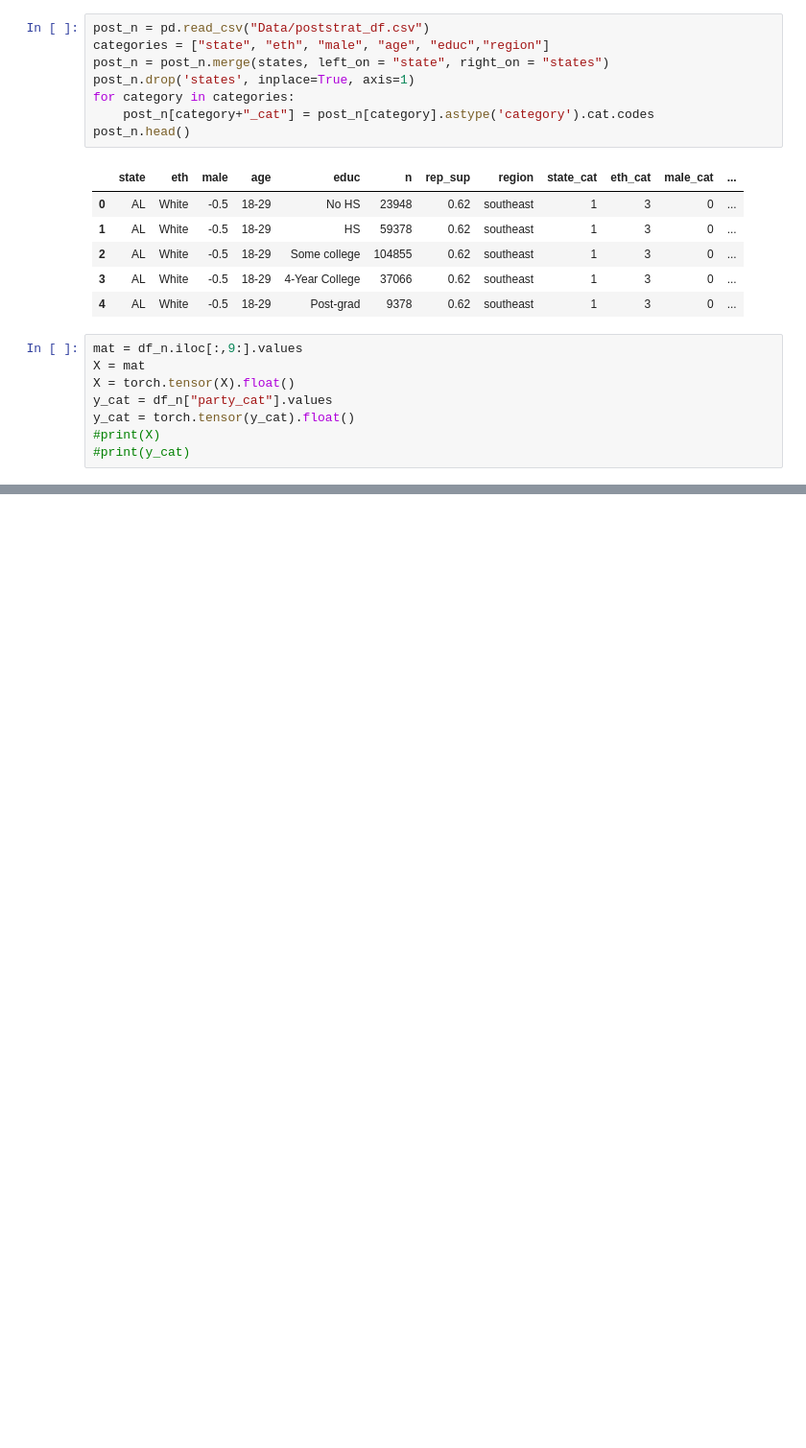
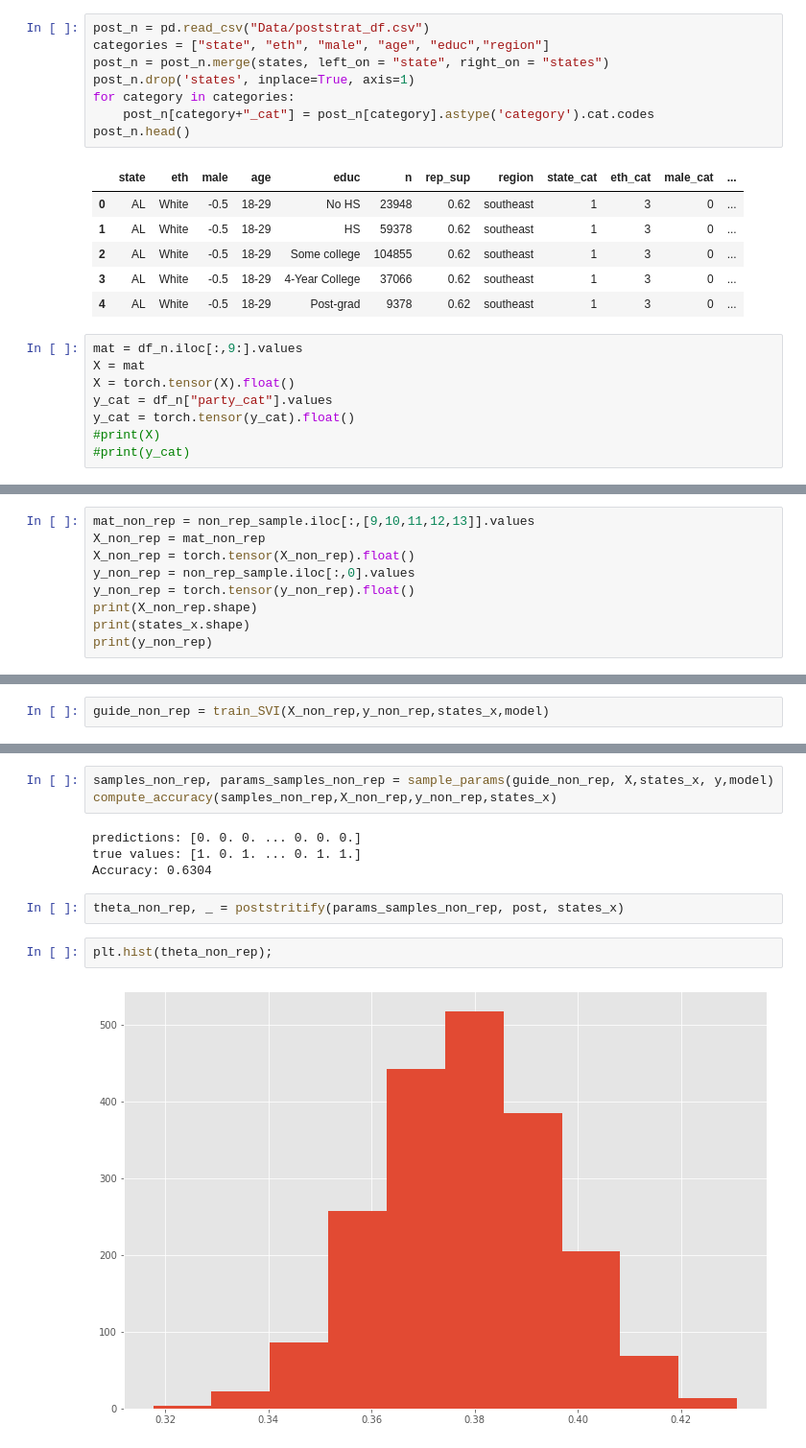
Before and after one commit to JakubReha/misterP, a Jupyter notebook: model.ipynb, the cells around one changed output, grey strips where cells are left out. Shown at 96% size. Drawn from its saved outputs; the diff is of its cells as text; blank space fills up the shorter version.

```diff
--- a/model.ipynb
+++ b/model.ipynb
@@ -827,0 +1080,9 @@ def compute_cat_accuracy(samples,X,y,states_x):
+# %%
+mat_non_rep = non_rep_sample.iloc[:,[9,10,11,12,13]].values
+X_non_rep = mat_non_rep
+X_non_rep = torch.tensor(X_non_rep).float()
+y_non_rep = non_rep_sample.iloc[:,0].values
+y_non_rep = torch.tensor(y_non_rep).float()
+print(X_non_rep.shape)
+print(states_x.shape)
+print(y_non_rep)
@@ -827,0 +1093,2 @@ def compute_cat_accuracy(samples,X,y,states_x):
+# %%
+guide_non_rep = train_SVI(X_non_rep,y_non_rep,states_x,model)
@@ -827,0 +1108,13 @@ def compute_cat_accuracy(samples,X,y,states_x):
+# %%
+samples_non_rep, params_samples_non_rep = sample_params(guide_non_rep, X,states_x, y,model)
+compute_accuracy(samples_non_rep,X_non_rep,y_non_rep,states_x)
+# %% [output]
+predictions: [0. 0. 0. ... 0. 0. 0.]
+true values: [1. 0. 1. ... 0. 1. 1.]
+Accuracy: 0.6304
+# %%
+theta_non_rep, _ = poststritify(params_samples_non_rep, post, states_x)
+# %%
+plt.hist(theta_non_rep);
+# %% [output]
+[figure, added]
```
Also changed, not shown: parts of 50 cells of this notebook, 4 other files.
